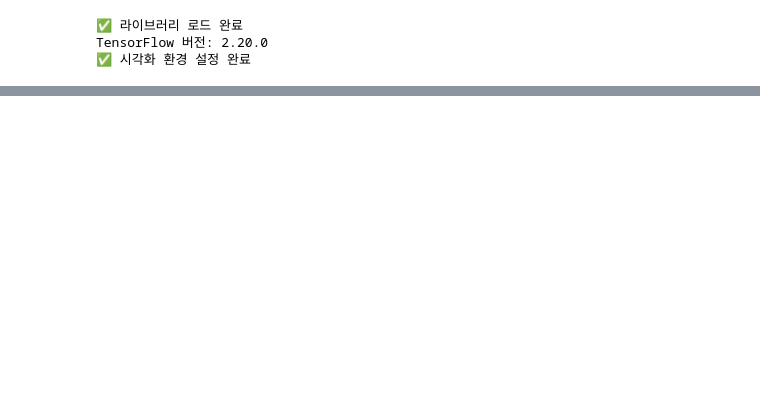
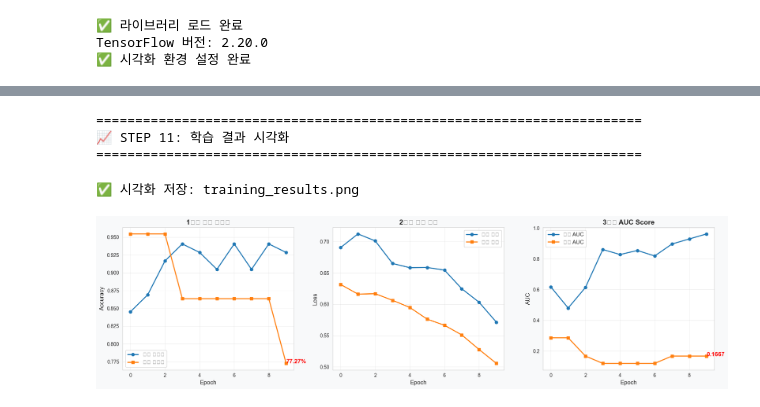
Before and after one commit to hj626/my-project_ai, a Jupyter notebook: 2nd_pro_copy/cancer_cld.ipynb, the cells around one changed output, grey strips where cells are left out. Saved outputs shown, nothing was run; the diff lists cells and outputs as text; code cells hidden in the pictures; blank space fills up the shorter version.

```diff
--- a/2nd_pro_copy/cancer_cld.ipynb
+++ b/2nd_pro_copy/cancer_cld.ipynb
@@ -596,0 +621,52 @@ weighted avg     0.9993    0.9993    0.9990     92404
+# %%
+# [Cell 13] 학습 결과 시각화
+print("\n" + "="*70)
+print("📈 STEP 11: 학습 결과 시각화")
+print("="*70)
+
+fig, axes = plt.subplots(1, 3, figsize=(18, 5))
+fig.patch.set_facecolor('#f8f9fa')
+
+ax1 = axes[0]
+ax1.plot(history.history['accuracy'], label='학습 정확도', linewidth=2, marker='o')
+ax1.plot(history.history['val_accuracy'], label='검증 정확도', linewidth=2, marker='s')
+ax1.set_xlabel('Epoch', fontsize=12)
+ax1.set_ylabel('Accuracy', fontsize=12)
+ax1.set_title('1️⃣ 모델 정확도', fontsize=14, fontweight='bold')
+ax1.legend(fontsize=11)
+ax1.grid(True, alpha=0.3)
+final_acc = history.history['val_accuracy'][-1]
+ax1.text(9, final_acc, f'{final_acc*100:.2f}%',
+         fontsize=12, fontweight='bold', color='red')
+
+ax2 = axes[1]
+ax2.plot(history.history['loss'], label='학습 손실', linewidth=2, marker='o')
+ax2.plot(history.history['val_loss'], label='검증 손실', linewidth=2, marker='s')
+ax2.set_xlabel('Epoch', fontsize=12)
+ax2.set_ylabel('Loss', fontsize=12)
+ax2.set_title('2️⃣ 모델 손실', fontsize=14, fontweight='bold')
+ax2.legend(fontsize=11)
+ax2.grid(True, alpha=0.3)
+
+ax3 = axes[2]
+ax3.plot(history.history['auc'], label='학습 AUC', linewidth=2, marker='o')
+ax3.plot(history.history['val_auc'], label='검증 AUC', linewidth=2, marker='s')
+ax3.set_xlabel('Epoch', fontsize=12)
+ax3.set_ylabel('AUC', fontsize=12)
+ax3.set_title('3️⃣ AUC Score', fontsize=14, fontweight='bold')
+ax3.legend(fontsize=11)
+ax3.grid(True, alpha=0.3)
+final_auc = history.history['val_auc'][-1]
+ax3.text(9, final_auc, f'{final_auc:.4f}',
+         fontsize=12, fontweight='bold', color='red')
+
+plt.tight_layout()
+plt.savefig('training_results.png', dpi=300, bbox_inches='tight', facecolor='#f8f9fa')
+print("✅ 시각화 저장: training_results.png")
+plt.show()
+# %% [output]
+======================================================================
+📈 STEP 11: 학습 결과 시각화
+======================================================================
+✅ 시각화 저장: training_results.png
+[figure, added]
```
Also changed, not shown: parts of 20 cells of this notebook, 3 other files.
